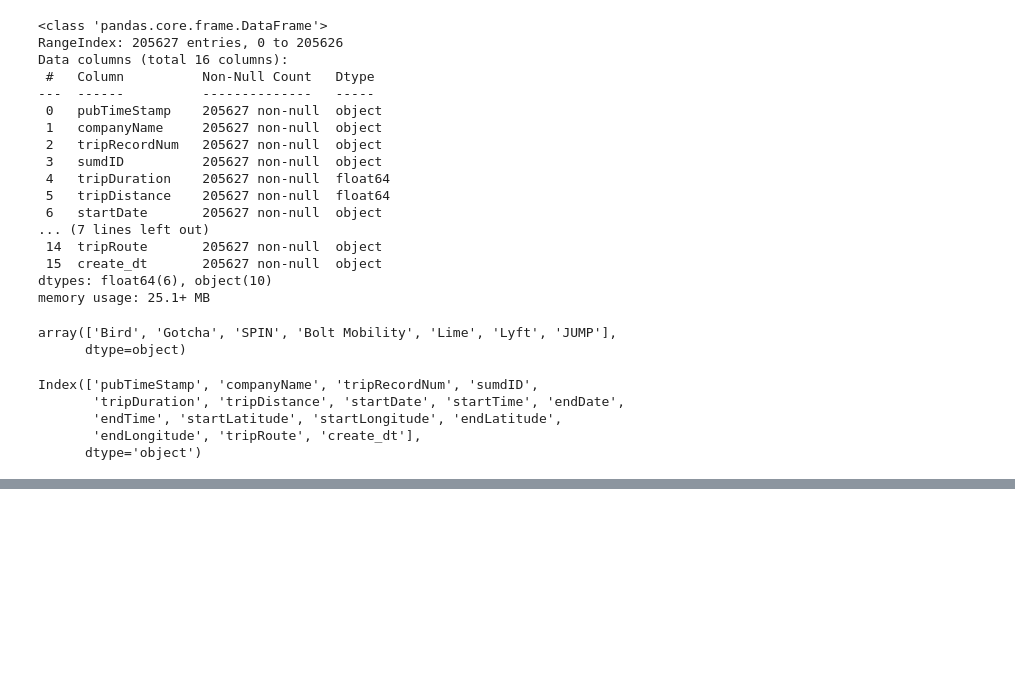
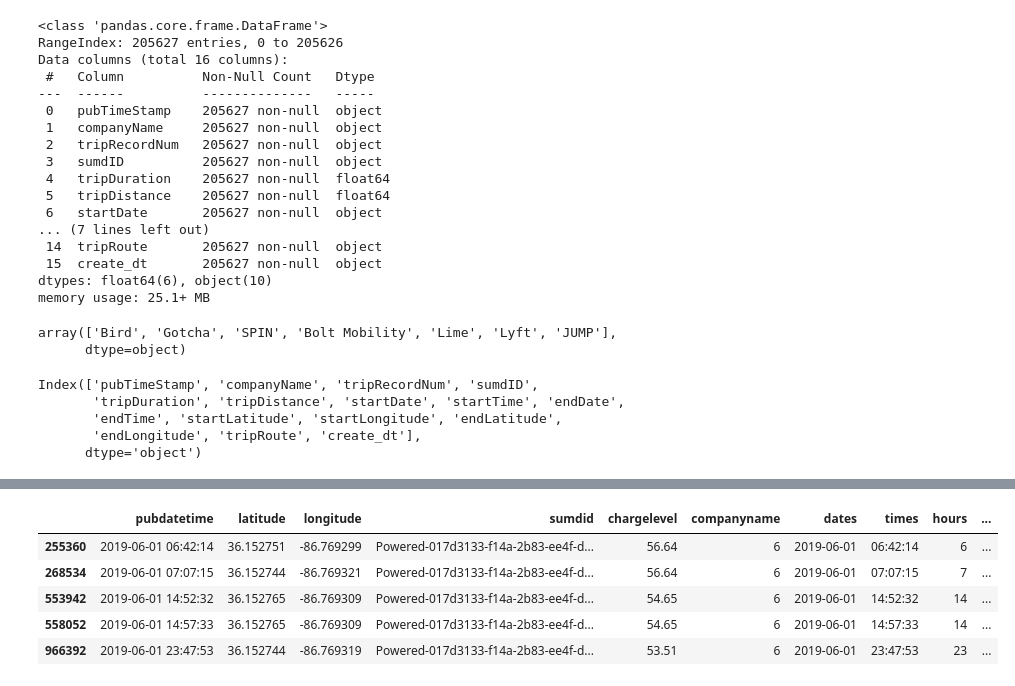
Before and after one commit to Rhunsilval/nashville_scooters_python, a Jupyter notebook: notebooks/3_exploration_june.ipynb, the cells around one changed output, grey strips where cells are left out. Saved outputs shown, nothing was run; the diff lists cells and outputs as text; code cells hidden in the pictures; blank space fills up the shorter version.

```diff
--- a/notebooks/3_exploration_june.ipynb
+++ b/notebooks/3_exploration_june.ipynb
@@ -283,0 +289,6 @@ junetrip.head()
+# %%
+junesorted['latmovement'] = (junesorted.latitude.shift() - junesorted.latitude)
+# %%
+june_stationaryscooter= junesorted[junesorted['latmovement']==0.0]
+# %%
+june_stationaryscooter['lonmovement'] = (june_stationaryscooter.longitude.shift() - june_stationaryscooter.longitude)
@@ -283,0 +301,11 @@ junetrip.head()
+# %%
+june_stationaryscooter = june_stationaryscooter[june_stationaryscooter['lonmovement']==0.0]
+# %%
+june_stationaryscooter.head()
+# %% [output]
+|  | pubdatetime | latitude | longitude | sumdid | chargelevel | companyname | dates | times | hours | ... |
+| 255360 | 2019-06-01 06:42:14 | 36.152751 | -86.769299 | Powered-017d3133-f14a-2b83-ee4f-d... | 56.64 | 6 | 2019-06-01 | 06:42:14 | 6 | ... |
+| 268534 | 2019-06-01 07:07:15 | 36.152744 | -86.769321 | Powered-017d3133-f14a-2b83-ee4f-d... | 56.64 | 6 | 2019-06-01 | 07:07:15 | 7 | ... |
+| 553942 | 2019-06-01 14:52:32 | 36.152765 | -86.769309 | Powered-017d3133-f14a-2b83-ee4f-d... | 54.65 | 6 | 2019-06-01 | 14:52:32 | 14 | ... |
+| 558052 | 2019-06-01 14:57:33 | 36.152765 | -86.769309 | Powered-017d3133-f14a-2b83-ee4f-d... | 54.65 | 6 | 2019-06-01 | 14:57:33 | 14 | ... |
+| 966392 | 2019-06-01 23:47:53 | 36.152744 | -86.769319 | Powered-017d3133-f14a-2b83-ee4f-d... | 53.51 | 6 | 2019-06-01 | 23:47:53 | 23 | ... |
```
Also changed, not shown: parts of 10 cells of this notebook, 2 other files.
